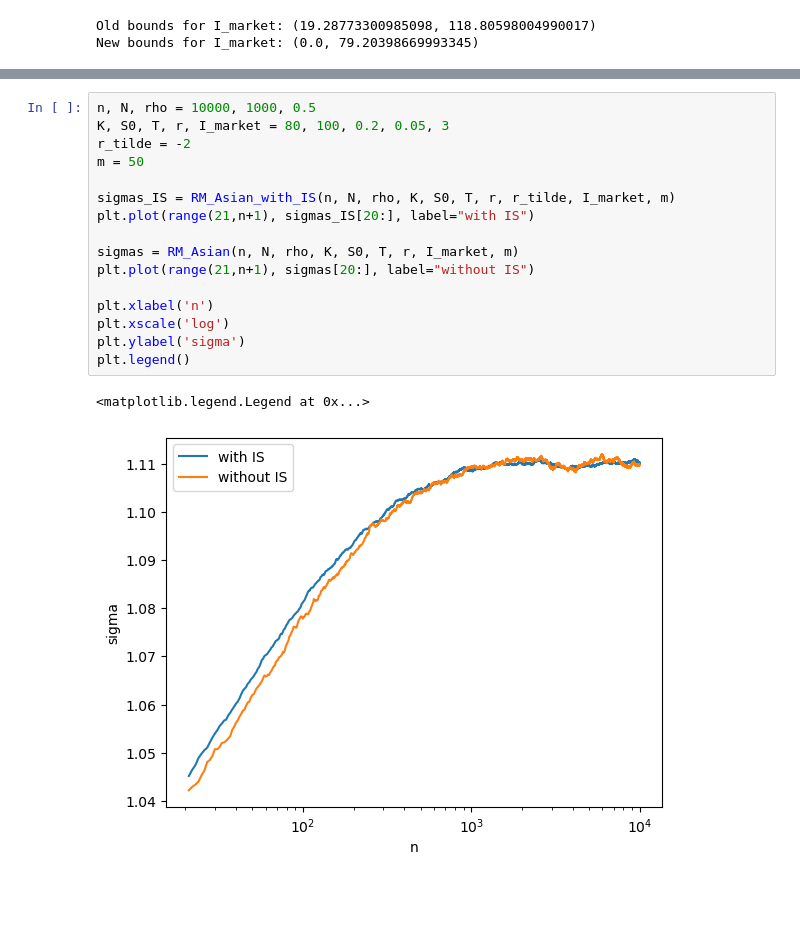
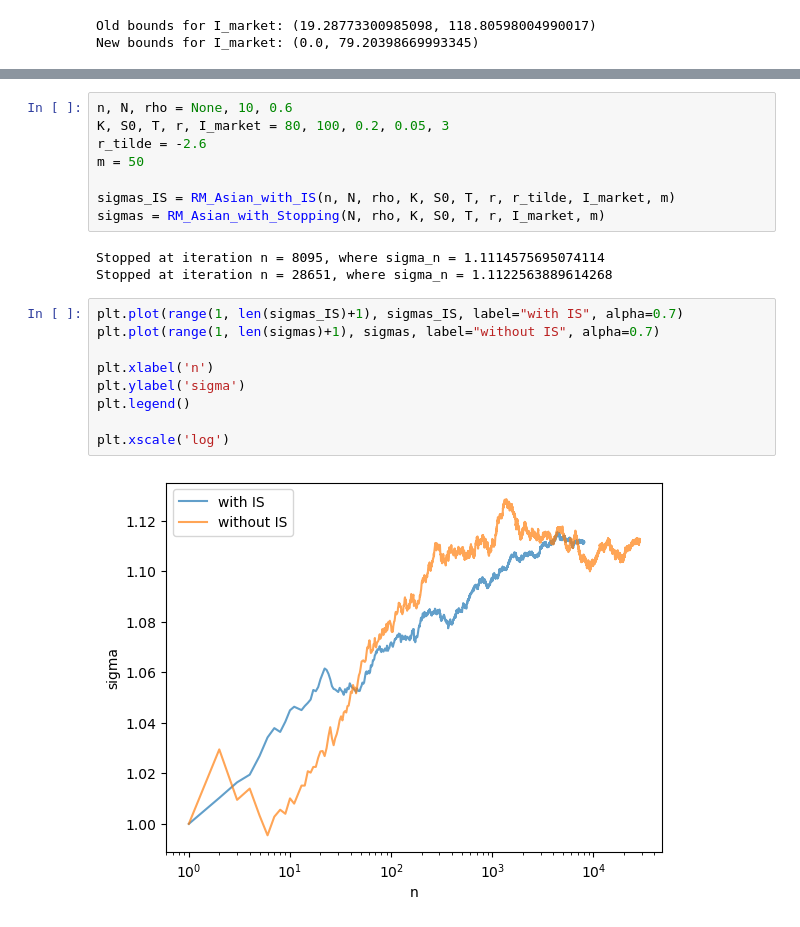
Before and after one commit to Drykx/Monte-Carlo-Project, a Jupyter notebook: EuropeanOptions.ipynb, the cells around one changed output, grey strips where cells are left out. Drawn from its saved outputs; the diff is of its cells as text; blank space fills up the shorter version.

```diff
--- a/EuropeanOptions.ipynb
+++ b/EuropeanOptions.ipynb
@@ -290,23 +357,26 @@ def RM_Asian_with_IS(n, N, rho, K, S0, T, r, r_tilde, I_market, m):
     return sigma_estim
 # %%
-n, N, rho = 10000, 1000, 0.5
+n, N, rho = None, 10, 0.6
 K, S0, T, r, I_market = 80, 100, 0.2, 0.05, 3
-r_tilde = -2
+r_tilde = -2.6
 m = 50
 
 sigmas_IS = RM_Asian_with_IS(n, N, rho, K, S0, T, r, r_tilde, I_market, m)
-plt.plot(range(21,n+1), sigmas_IS[20:], label="with IS")
-
-sigmas = RM_Asian(n, N, rho, K, S0, T, r, I_market, m)
-plt.plot(range(21,n+1), sigmas[20:], label="without IS")
-
-plt.xlabel('n')
-plt.xscale('log')
-plt.ylabel('sigma')
-plt.legend()
+sigmas = RM_Asian_with_Stopping(N, rho, K, S0, T, r, I_market, m)
 # %% [output]
-<matplotlib.legend.Legend at 0x...>
+Stopped at iteration n = 8095, where sigma_n = 1.1114575695074114
+Stopped at iteration n = 28651, where sigma_n = 1.1122563889614268
-[figure, removed]
+# %%
+plt.plot(range(1, len(sigmas_IS)+1), sigmas_IS, label="with IS", alpha=0.7)
+plt.plot(range(1, len(sigmas)+1), sigmas, label="without IS", alpha=0.7)
+
+plt.xlabel('n')
+plt.ylabel('sigma')
+plt.legend()
+
+plt.xscale('log')
+# %% [output]
+[figure, added]
 # %%
 # Question 7
 from scipy.optimize import minimize_scalar
```
Also changed, not shown: parts of 9 cells of this notebook, 2 other files.
